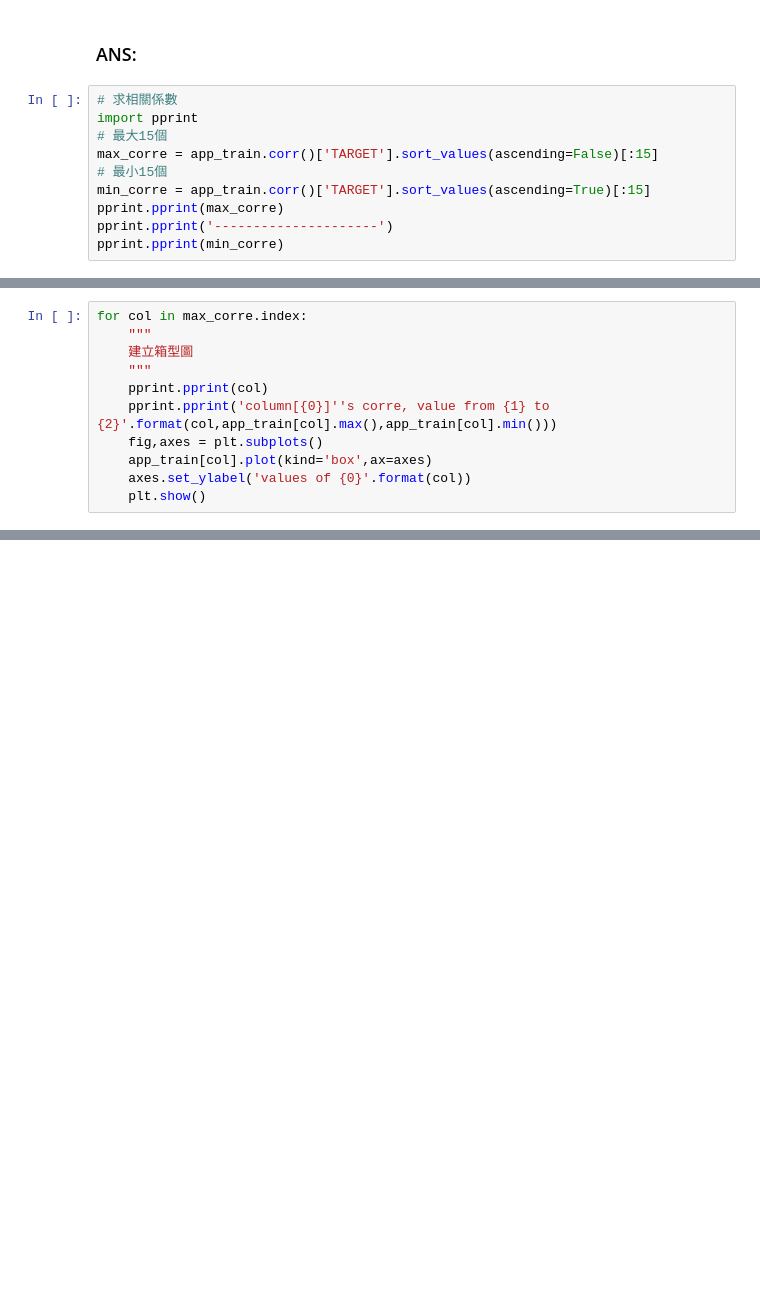
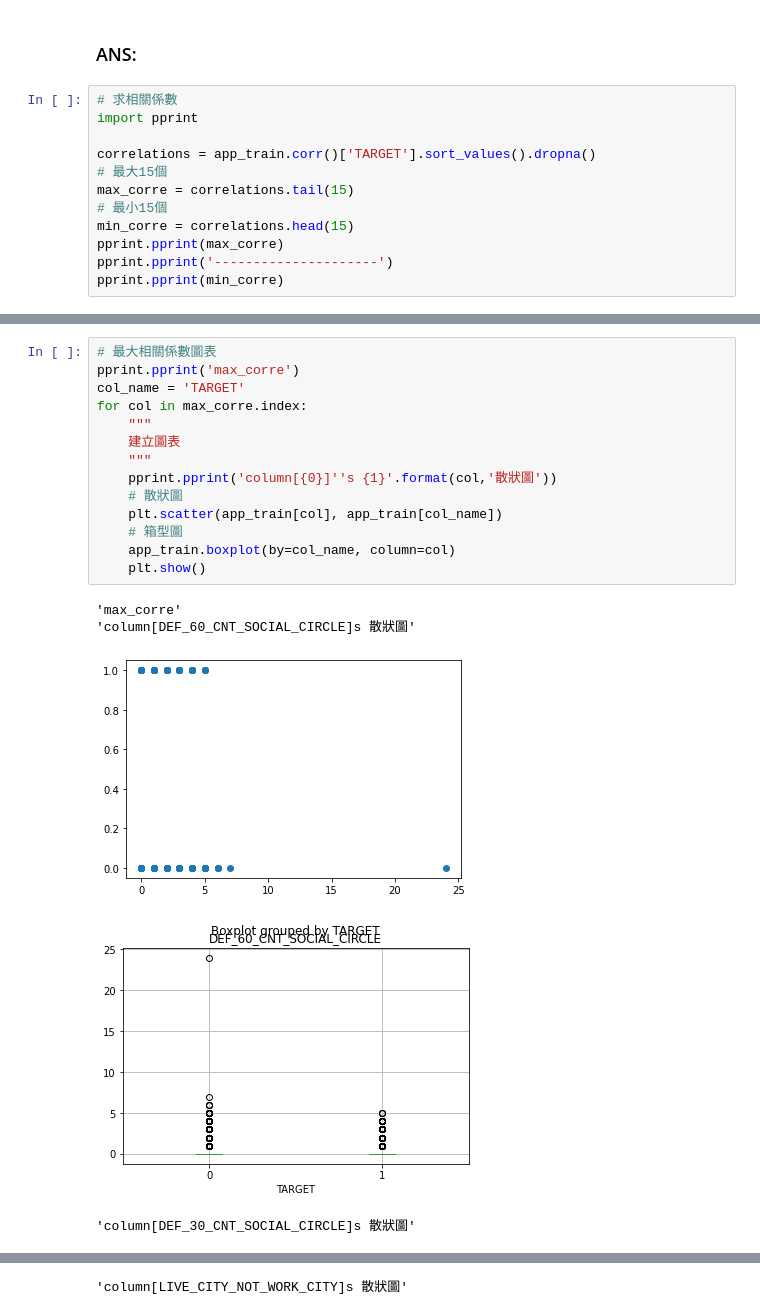
Before and after one commit to DunkLiao/4th-ML100Days, a Jupyter notebook: homework/Day_015_HW.ipynb, the cells around one changed output, grey strips where cells are left out. Cells and saved outputs as stored; diff of their text form; blank space fills up the shorter version.

```diff
--- a/homework/Day_015_HW.ipynb
+++ b/homework/Day_015_HW.ipynb
@@ -91,10 +91,12 @@ Name: TARGET, Length: 110, dtype: float64
 # %%
 # 求相關係數
 import pprint
+
+correlations = app_train.corr()['TARGET'].sort_values().dropna()
 # 最大15個
-max_corre = app_train.corr()['TARGET'].sort_values(ascending=False)[:15]
+max_corre = correlations.tail(15)
 # 最小15個
-min_corre = app_train.corr()['TARGET'].sort_values(ascending=True)[:15]
+min_corre = correlations.head(15)
 pprint.pprint(max_corre)
 pprint.pprint('---------------------')
 pprint.pprint(min_corre)
@@ -129,11 +120,0 @@ Index(['TARGET', 'DAYS_EMPLOYED', 'REGION_RATING_CLIENT_W_CITY',
-# %%
-for col in max_corre.index:
-    """
-    建立箱型圖
-    """
-    pprint.pprint(col)
-    pprint.pprint('column[{0}]''s corre, value from {1} to {2}'.format(col,app_train[col].max(),app_train[col].min()))
-    fig,axes = plt.subplots()
-    app_train[col].plot(kind='box',ax=axes)
-    axes.set_ylabel('values of {0}'.format(col))
-    plt.show()
@@ -159,0 +121,20 @@ for col in max_corre.index:
+# %%
+# 最大相關係數圖表
+pprint.pprint('max_corre')
+col_name = 'TARGET'
+for col in max_corre.index:
+    """
+    建立圖表
+    """
+    pprint.pprint('column[{0}]''s {1}'.format(col,'散狀圖'))
+    # 散狀圖
+    plt.scatter(app_train[col], app_train[col_name])
+    # 箱型圖
+    app_train.boxplot(by=col_name, column=col)
+    plt.show()
+# %% [output]
+'max_corre'
+'column[DEF_60_CNT_SOCIAL_CIRCLE]s 散狀圖'
+[figure, added]
+[figure, added]
+'column[DEF_30_CNT_SOCIAL_CIRCLE]s 散狀圖'
@@ -159,0 +143 @@ for col in max_corre.index:
+'column[LIVE_CITY_NOT_WORK_CITY]s 散狀圖'
```
Also changed, not shown: parts of 10 cells of this notebook.
